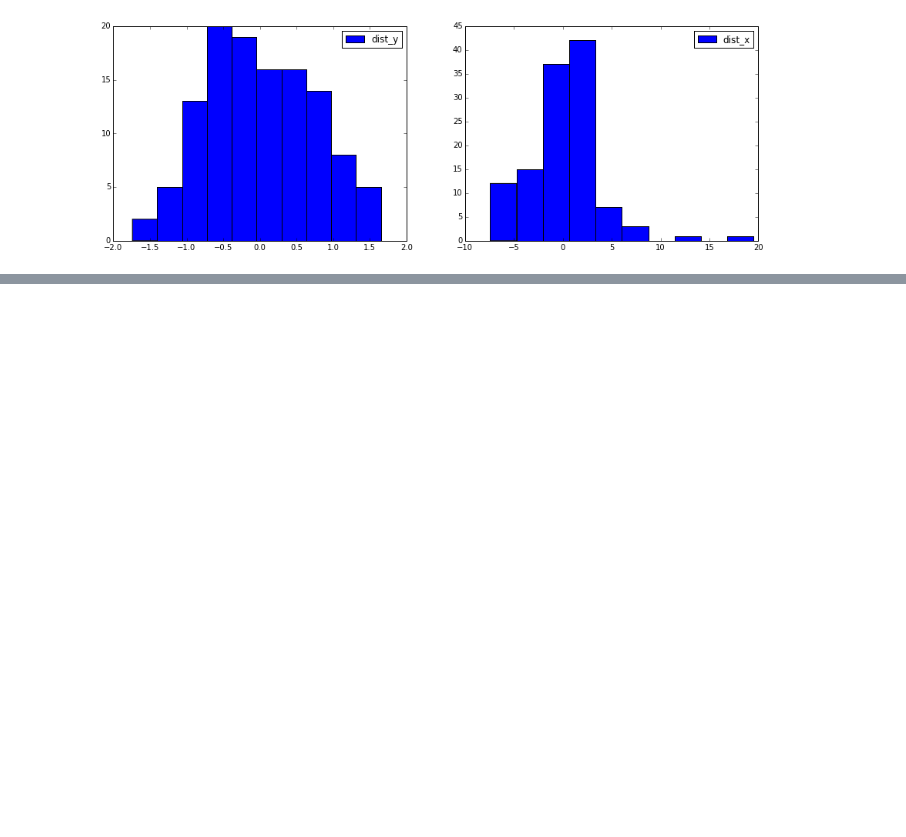
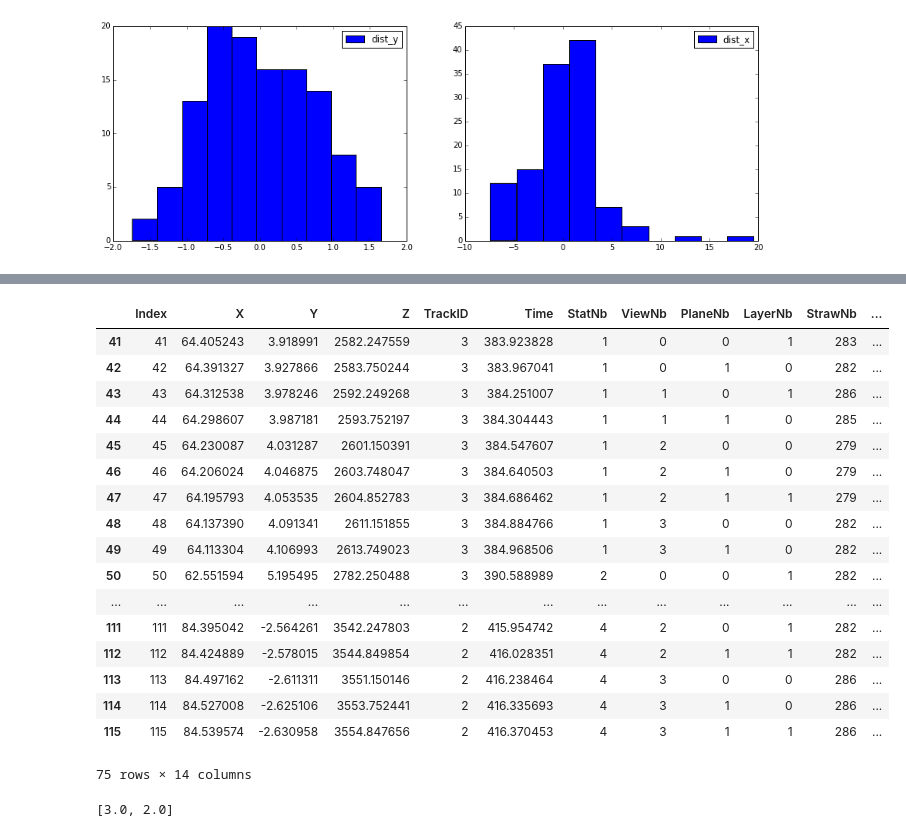
Before and after one commit to yandexdataschool/ship_tracks_recognition, a Jupyter notebook: base.ipynb, the cells around one changed output, grey strips where cells are left out. Saved outputs shown, nothing was run; the diff lists cells and outputs as text; code cells hidden in the pictures; blank space fills up the shorter version.

```diff
--- a/base.ipynb
+++ b/base.ipynb
@@ -1420,0 +1481,22 @@ plt.show()
+# %%
+event = all_hits[all_hits.event == 2]
+event
+# %% [output]
+|  | Index | X | Y | Z | TrackID | Time | StatNb | ViewNb | PlaneNb | LayerNb | StrawNb | ... |
+| 41 | 41 | 64.405243 | 3.918991 | 2582.247559 | 3 | 383.923828 | 1 | 0 | 0 | 1 | 283 | ... |
+| 42 | 42 | 64.391327 | 3.927866 | 2583.750244 | 3 | 383.967041 | 1 | 0 | 1 | 0 | 282 | ... |
+| 43 | 43 | 64.312538 | 3.978246 | 2592.249268 | 3 | 384.251007 | 1 | 1 | 0 | 1 | 286 | ... |
+| 44 | 44 | 64.298607 | 3.987181 | 2593.752197 | 3 | 384.304443 | 1 | 1 | 1 | 0 | 285 | ... |
+| 45 | 45 | 64.230087 | 4.031287 | 2601.150391 | 3 | 384.547607 | 1 | 2 | 0 | 0 | 279 | ... |
+| 46 | 46 | 64.206024 | 4.046875 | 2603.748047 | 3 | 384.640503 | 1 | 2 | 1 | 0 | 279 | ... |
+| 47 | 47 | 64.195793 | 4.053535 | 2604.852783 | 3 | 384.686462 | 1 | 2 | 1 | 1 | 279 | ... |
+| 48 | 48 | 64.137390 | 4.091341 | 2611.151855 | 3 | 384.884766 | 1 | 3 | 0 | 0 | 282 | ... |
+| 49 | 49 | 64.113304 | 4.106993 | 2613.749023 | 3 | 384.968506 | 1 | 3 | 1 | 0 | 282 | ... |
+| 50 | 50 | 62.551594 | 5.195495 | 2782.250488 | 3 | 390.588989 | 2 | 0 | 0 | 1 | 282 | ... |
+| ... | ... | ... | ... | ... | ... | ... | ... | ... | ... | ... | ... | ... |
+| 111 | 111 | 84.395042 | -2.564261 | 3542.247803 | 2 | 415.954742 | 4 | 2 | 0 | 1 | 282 | ... |
+| 112 | 112 | 84.424889 | -2.578015 | 3544.849854 | 2 | 416.028351 | 4 | 2 | 1 | 1 | 282 | ... |
+| 113 | 113 | 84.497162 | -2.611311 | 3551.150146 | 2 | 416.238464 | 4 | 3 | 0 | 0 | 286 | ... |
+| 114 | 114 | 84.527008 | -2.625106 | 3553.752441 | 2 | 416.335693 | 4 | 3 | 1 | 0 | 286 | ... |
+| 115 | 115 | 84.539574 | -2.630958 | 3554.847656 | 2 | 416.370453 | 4 | 3 | 1 | 1 | 286 | ... |
+75 rows × 14 columns
@@ -1420,0 +1622,4 @@ plt.show()
+# %%
+get_reconstractible_tracks(2, all_hits, all_mctracks, all_velo_points)
+# %% [output]
+[3.0, 2.0]
```
Also changed, not shown: parts of 7 cells of this notebook.
